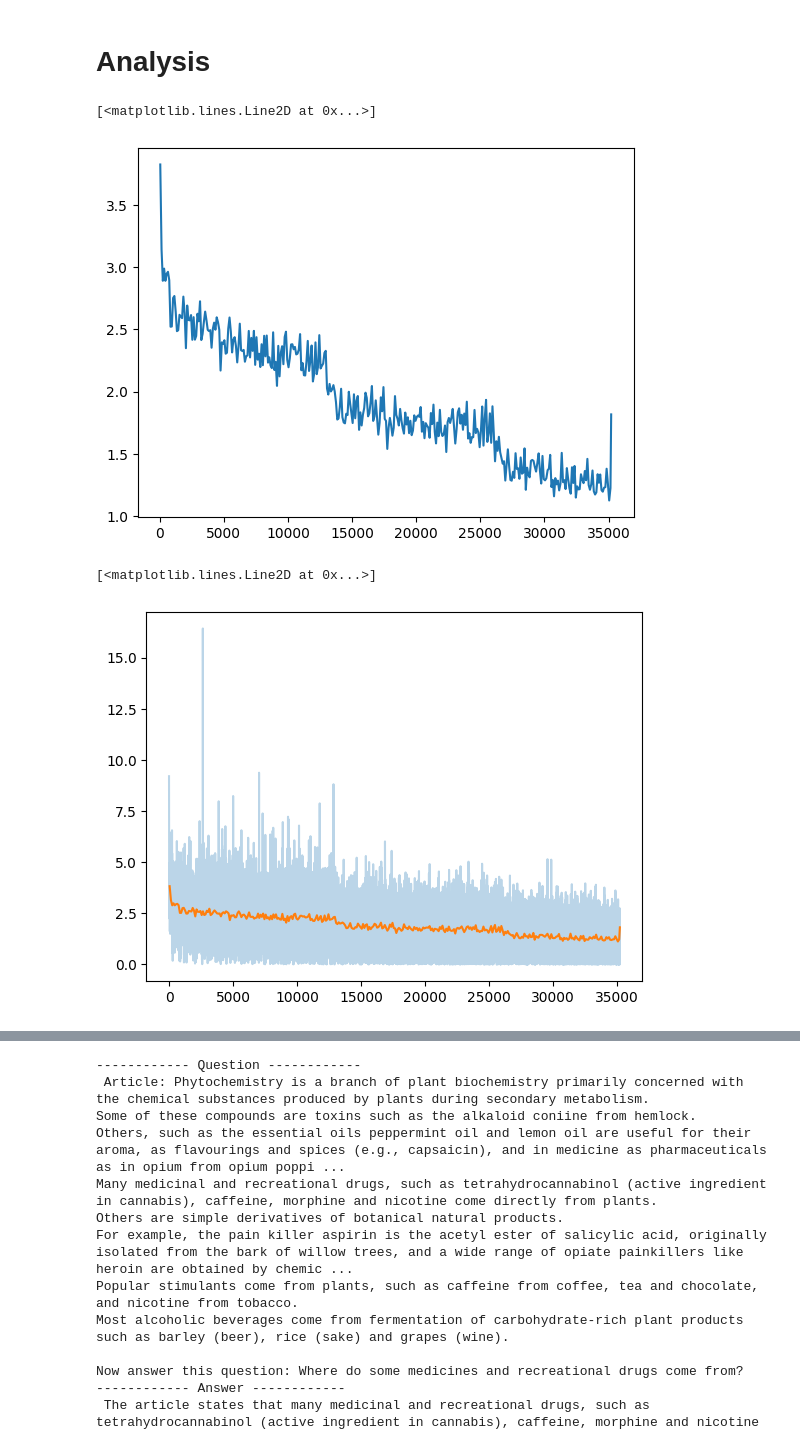
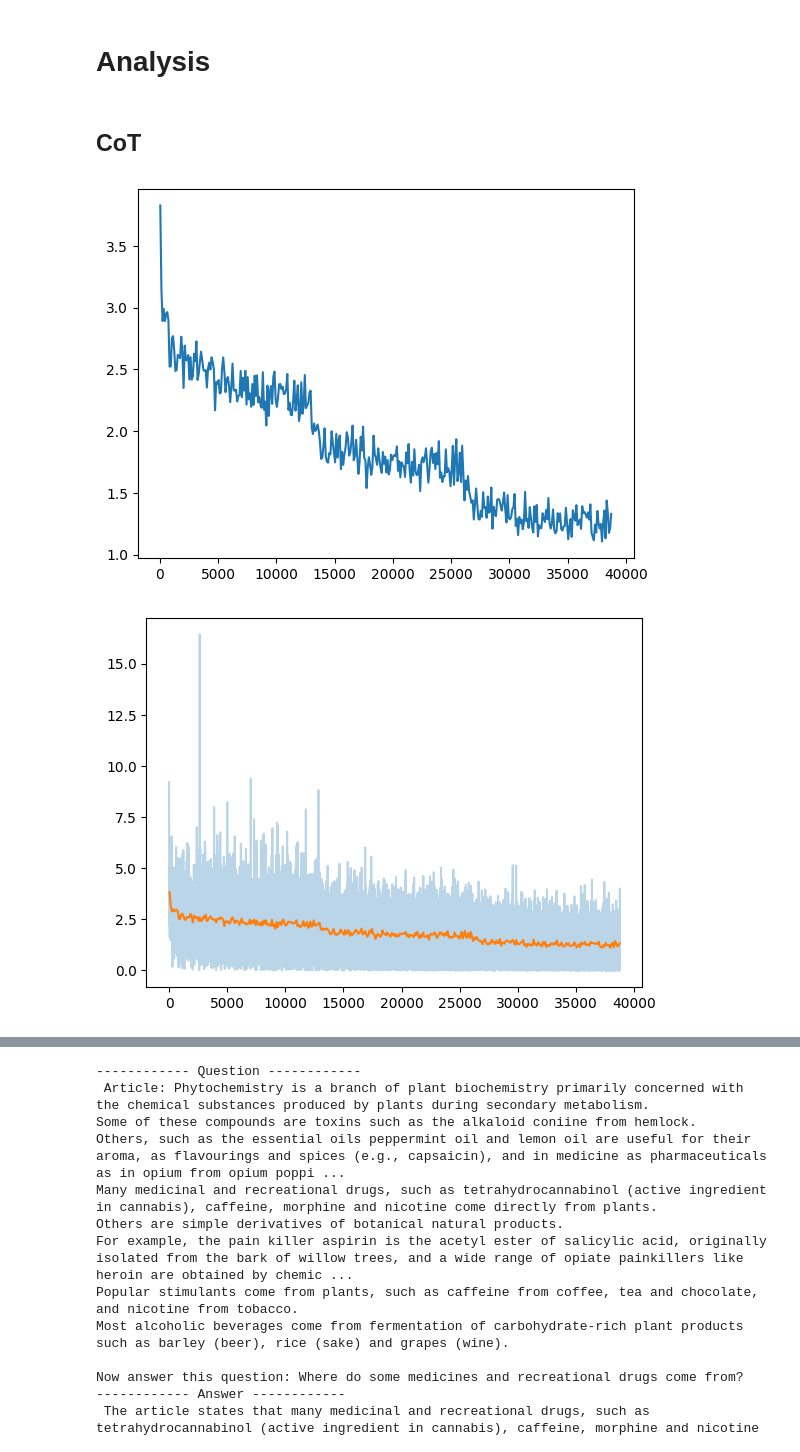
Before and after one commit to Cari1111/NLP_project, a Jupyter notebook: project.ipynb, the cells around one changed output, grey strips where cells are left out. Cells and saved outputs as stored; diff of their text form; code cells hidden in the pictures.

Commit message:
notebook graphs

```diff
--- a/project.ipynb
+++ b/project.ipynb
@@ -196,33 +211,52 @@ torch.Size([80, 2]) torch.Size([80, 2, 30522])
 RuntimeError: Expected target size [2, 30522], got [2, 80]
 # %% [markdown]
 # Analysis
+# %%
+def __plot_loss_in_chunks(data, chunk_size, **kwarg):
+    idx = np.arange(0, len(data), chunk_size)
+    means = np.add.reduceat(data, idx) / np.minimum(chunk_size, len(data) - idx)
+    x_means = idx + np.minimum(chunk_size, len(data) - idx) / 2
+    plt.plot(x_means, means, **kwarg)
+
+def plot_losses(file, chunk_size = 100):
+    with open(file, 'rb') as f:
+        data = pickle.load(f)
+    __plot_loss_in_chunks(data, chunk_size)
+    plt.show()
+    plt.plot(data, alpha=0.3)
+    __plot_loss_in_chunks(data, chunk_size)
+    plt.show()
+
+def plot_multiple_losses(files: list[tuple[str, str]], chunk_size = 100):
+    for name, file in files:
+        with open(file, 'rb') as f:
+            data = pickle.load(f)
+        __plot_loss_in_chunks(data, chunk_size, label=name)
+    plt.legend()
+    plt.show()
+
+class CustomClassifierBERT(BertForSequenceClassification):
+    def __init__(self, classifier: torch.nn, *args, **kwargs):
+        super().__init__(*args, **kwargs)
+        self.classifier = classifier #torch.nn.Linear(in_features=768, out_features=10, bias=True)
+
+def compare_models(models):
+    plot_multiple_losses([(name, file + '-losses.dat') for name, file in models])
+    for name, file in models:
+        print(f'---------- {name} ----------')
+        for split in ('train', 'test'):
+            with open(f'{file}-{split}-evaluation.dat', 'rb') as f:
+                eval_dict: dict = pickle.load(f)
+                print(split)
+                for name, vals in eval_dict.items():
+                    print(name, '\t', vals)
+# %% [markdown]
+## CoT
 # %%
-with open('./CoT_training/models/0-2-losses.dat', 'rb') as f:
-    data = pickle.load(f)
+plot_losses('./CoT_training/models/0-2-losses.dat')
+# %% [output]
+[figure, added]
+[figure, added]
-# %%
-chunk_size = 100
-
-#plt.plot(data, alpha=0.3)
-
-idx = np.arange(0, len(data), chunk_size)
-means = np.add.reduceat(data, idx) / np.minimum(chunk_size, len(data) - idx)
-x_means = idx + np.minimum(chunk_size, len(data) - idx) / 2
-plt.plot(x_means, means)
-# %% [output]
-[<matplotlib.lines.Line2D at 0x...>]
-[figure, removed]
-# %%
-chunk_size = 100
-
-plt.plot(data, alpha=0.3)
-
-idx = np.arange(0, len(data), chunk_size)
-means = np.add.reduceat(data, idx) / np.minimum(chunk_size, len(data) - idx)
-x_means = idx + np.minimum(chunk_size, len(data) - idx) / 2
-plt.plot(x_means, means)
-# %% [output]
-[<matplotlib.lines.Line2D at 0x...>]
-[figure, removed]
 # %%
 @dataclass
 class Generator:
```
Also changed, not shown: parts of 39 cells of this notebook.
